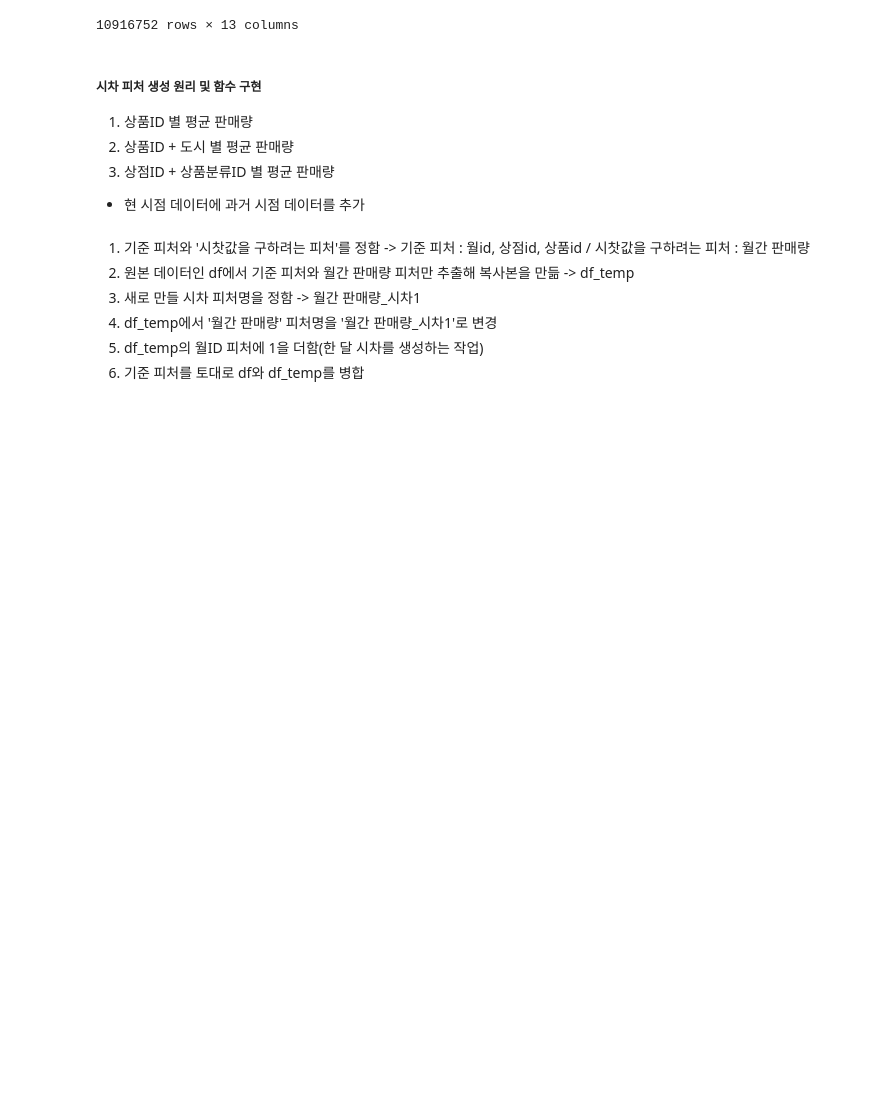
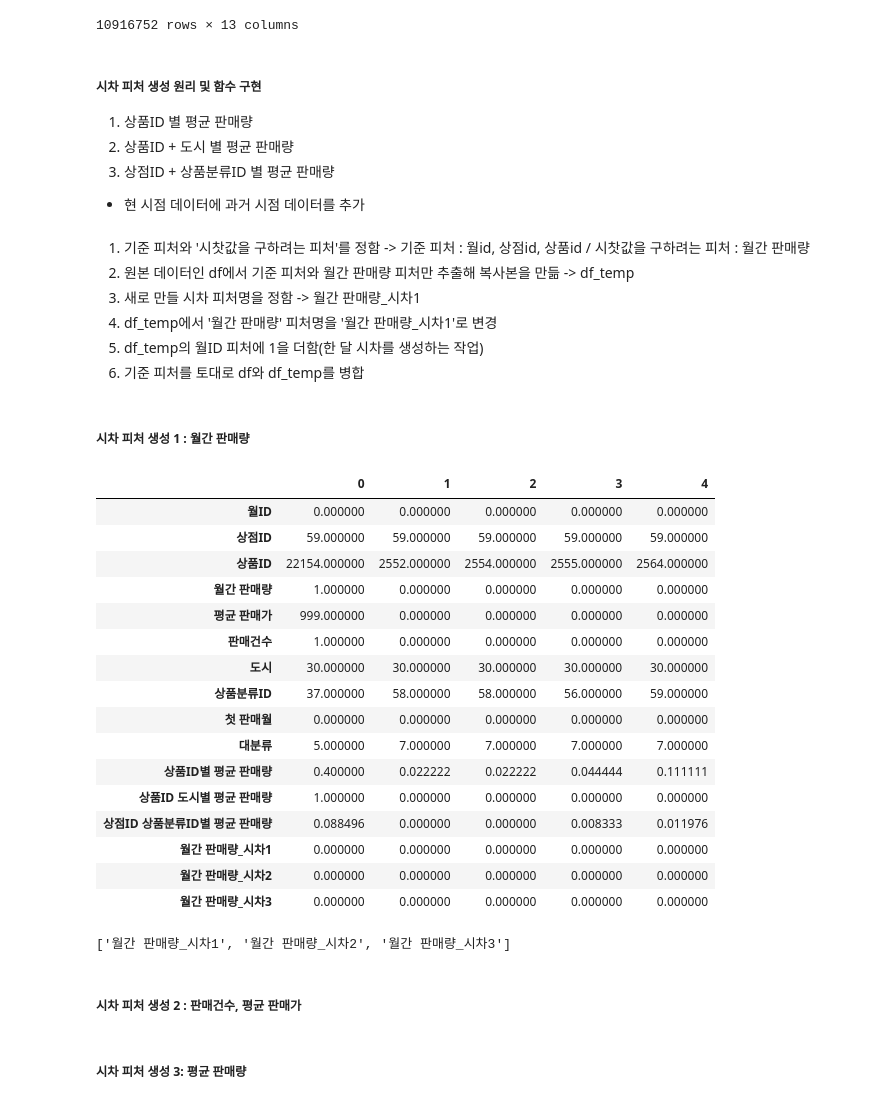
Before and after one commit to hbhb0311/DataAnalysis, a Jupyter notebook: predict_future_sales.ipynb, the cells around one changed output. Cells and saved outputs as stored; diff of their text form; code cells hidden in the pictures; blank space fills up the shorter version.

```diff
--- a/predict_future_sales.ipynb
+++ b/predict_future_sales.ipynb
@@ -1179,0 +1180,38 @@ def add_lag_features(df, lag_features_to_clip, idx_features, lag_feature, nlags
+# %% [markdown]
+##### 시차 피처 생성 1 : 월간 판매량
+# %%
+lag_features_to_clip = []
+idx_features = ['월ID', '상점ID', '상품ID']
+
+all_data, lag_features_to_clip = add_lag_features(df = all_data,
+                                                  lag_features_to_clip = lag_features_to_clip,
+                                                  idx_features = idx_features,
+                                                  lag_feature = '월간 판매량',
+                                                  nlags = 3,
+                                                  clip = True)
+# %%
+all_data.head().T
+# %% [output]
+|  | 0 | 1 | 2 | 3 | 4 |
+| 월ID | 0.000000 | 0.000000 | 0.000000 | 0.000000 | 0.000000 |
+| 상점ID | 59.000000 | 59.000000 | 59.000000 | 59.000000 | 59.000000 |
+| 상품ID | 22154.000000 | 2552.000000 | 2554.000000 | 2555.000000 | 2564.000000 |
+| 월간 판매량 | 1.000000 | 0.000000 | 0.000000 | 0.000000 | 0.000000 |
+| 평균 판매가 | 999.000000 | 0.000000 | 0.000000 | 0.000000 | 0.000000 |
+| 판매건수 | 1.000000 | 0.000000 | 0.000000 | 0.000000 | 0.000000 |
+| 도시 | 30.000000 | 30.000000 | 30.000000 | 30.000000 | 30.000000 |
+| 상품분류ID | 37.000000 | 58.000000 | 58.000000 | 56.000000 | 59.000000 |
+| 첫 판매월 | 0.000000 | 0.000000 | 0.000000 | 0.000000 | 0.000000 |
+| 대분류 | 5.000000 | 7.000000 | 7.000000 | 7.000000 | 7.000000 |
+| 상품ID별 평균 판매량 | 0.400000 | 0.022222 | 0.022222 | 0.044444 | 0.111111 |
+| 상품ID 도시별 평균 판매량 | 1.000000 | 0.000000 | 0.000000 | 0.000000 | 0.000000 |
+| 상점ID 상품분류ID별 평균 판매량 | 0.088496 | 0.000000 | 0.000000 | 0.008333 | 0.011976 |
+| 월간 판매량_시차1 | 0.000000 | 0.000000 | 0.000000 | 0.000000 | 0.000000 |
+| 월간 판매량_시차2 | 0.000000 | 0.000000 | 0.000000 | 0.000000 | 0.000000 |
+| 월간 판매량_시차3 | 0.000000 | 0.000000 | 0.000000 | 0.000000 | 0.000000 |
+# %%
+lag_features_to_clip
+# %% [output]
+['월간 판매량_시차1', '월간 판매량_시차2', '월간 판매량_시차3']
+# %% [markdown]
+##### 시차 피처 생성 2 : 판매건수, 평균 판매가
@@ -1179,0 +1230,2 @@ def add_lag_features(df, lag_features_to_clip, idx_features, lag_feature, nlags
+# %% [markdown]
+##### 시차 피처 생성 3: 평균 판매량
```
Also changed, not shown: parts of 27 cells of this notebook.
